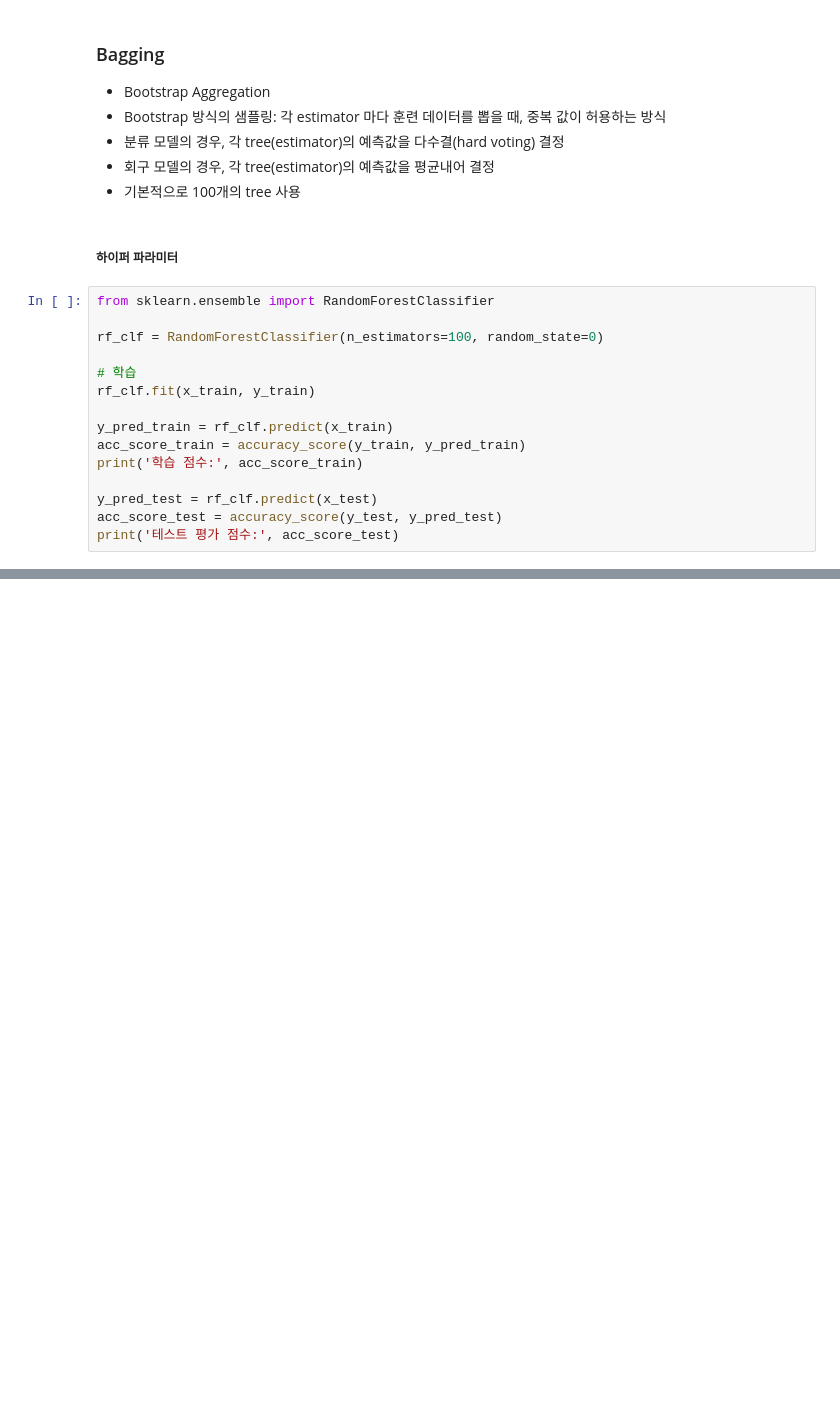
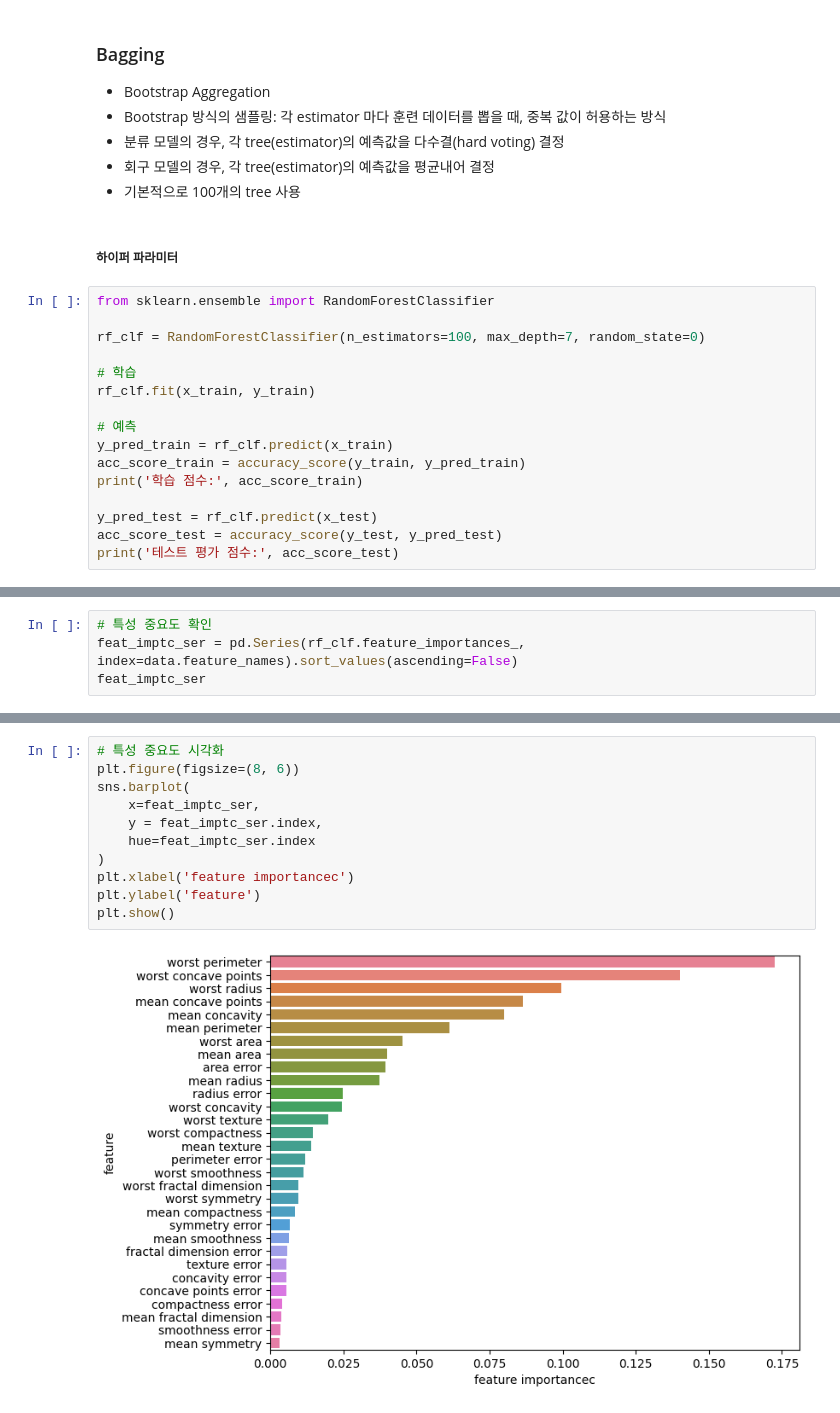
Before and after one commit to tpwls9494/SKN_Family_project1, a Jupyter notebook: ML-WORKSPACE/05_ensemble/01_ensemble.ipynb, the cells around one changed output, grey strips where cells are left out. Drawn from its saved outputs; the diff is of its cells as text; blank space fills up the shorter version.

```diff
--- a/ML-WORKSPACE/05_ensemble/01_ensemble.ipynb
+++ b/ML-WORKSPACE/05_ensemble/01_ensemble.ipynb
@@ -199,11 +221,12 @@ DecisionTreeClassifier 예측값: [1 1 0 1 0 0 1 1 1 0]
 # %%
 from sklearn.ensemble import RandomForestClassifier
 
-rf_clf = RandomForestClassifier(n_estimators=100, random_state=0)
+rf_clf = RandomForestClassifier(n_estimators=100, max_depth=7, random_state=0)
 
 # 학습
 rf_clf.fit(x_train, y_train)
 
+# 예측
 y_pred_train = rf_clf.predict(x_train)
 acc_score_train = accuracy_score(y_train, y_pred_train)
 print('학습 점수:', acc_score_train)
@@ -216,0 +268,4 @@ print('테스트 평가 점수:', acc_score_test)
+# %%
+# 특성 중요도 확인
+feat_imptc_ser = pd.Series(rf_clf.feature_importances_, index=data.feature_names).sort_values(ascending=False)
+feat_imptc_ser
@@ -216,0 +290,13 @@ print('테스트 평가 점수:', acc_score_test)
+# %%
+# 특성 중요도 시각화
+plt.figure(figsize=(8, 6))
+sns.barplot(
+    x=feat_imptc_ser,
+    y = feat_imptc_ser.index,
+    hue=feat_imptc_ser.index
+)
+plt.xlabel('feature importancec')
+plt.ylabel('feature')
+plt.show()
+# %% [output]
+[figure, added]
```
Also changed, not shown: parts of 25 cells of this notebook, 9 other files.
